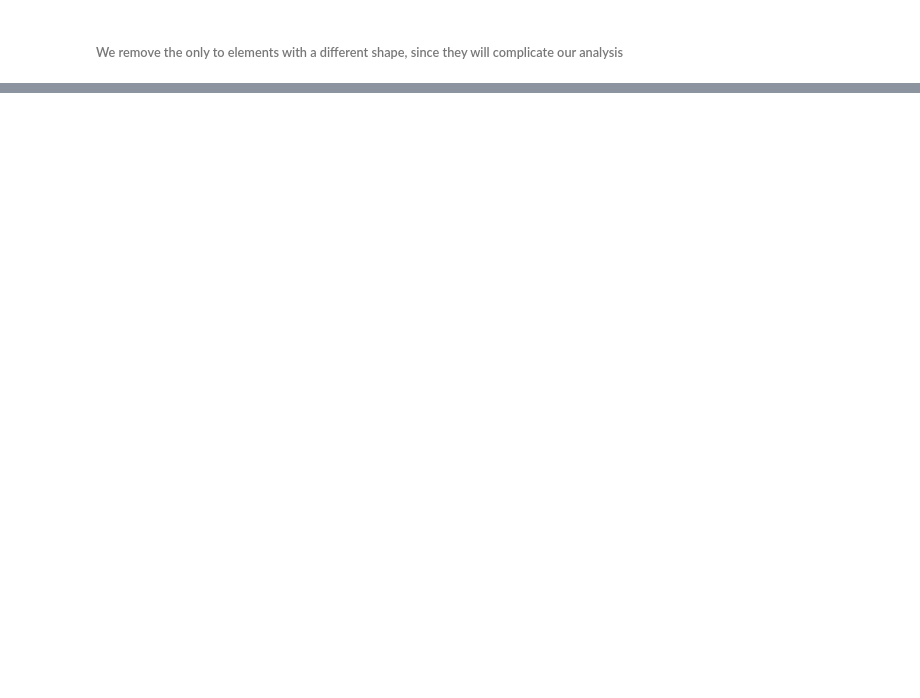
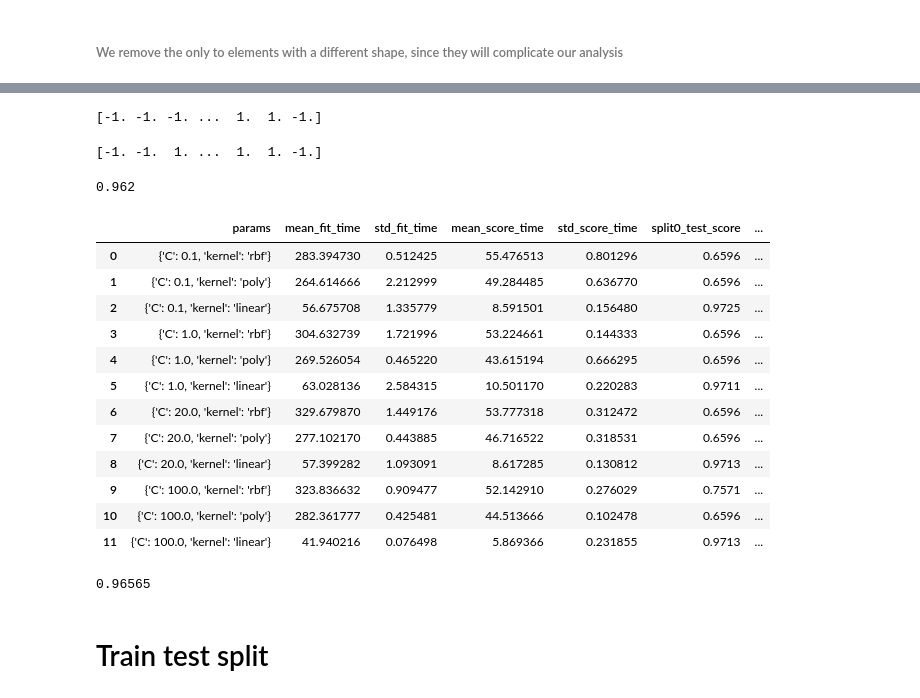
Before and after one commit to giordanoDaloisio/Data-Analysis-project, a Jupyter notebook: Project.ipynb, the cells around one changed output, grey strips where cells are left out. Cells and saved outputs as stored; diff of their text form; code cells hidden in the pictures; blank space fills up the shorter version.

Commit message:
added svm model with different training sets

```diff
--- a/Project.ipynb
+++ b/Project.ipynb
@@ -127,0 +162,6 @@ da_day0
+# %%
+#trainingvalues = [da.from_array(day[0], chunks=5000) for day in trainingset]
+trainingvalues = np.array([day[0] for day in trainingset])
+# %%
+#targetvalues = [da.from_array(day[1], chunks=5000) for day in trainingset]
+targetvalues = np.array([day[1] for day in trainingset])
@@ -127,0 +175,7 @@ da_day0
+# %%
+trainingvalues = np.delete(trainingvalues, 0)
+trainingvalues = np.delete(trainingvalues, 44)
+#trainingvalues.pop(44)
+targetvalues = np.delete(targetvalues, 0)
+targetvalues = np.delete(targetvalues, 44)
+#targetvalues.pop(44)
@@ -127,0 +207,12 @@ da_day0
+# %%
+print(result)
+# %% [output]
+[-1. -1. -1. ...  1.  1. -1.]
+# %%
+print(days[80][1])
+# %% [output]
+[-1. -1.  1. ...  1.  1. -1.]
+# %%
+grid_search.score(days[80][0], days[80][1])
+# %% [output]
+0.962
@@ -127,0 +221,18 @@ da_day0
+# %%
+dataframe = pd.DataFrame(grid_search.cv_results_)
+# %%
+dataframe
+# %% [output]
+|  | params | mean_fit_time | std_fit_time | mean_score_time | std_score_time | split0_test_score | ... |
+| 0 | {'C': 0.1, 'kernel': 'rbf'} | 283.394730 | 0.512425 | 55.476513 | 0.801296 | 0.6596 | ... |
+| 1 | {'C': 0.1, 'kernel': 'poly'} | 264.614666 | 2.212999 | 49.284485 | 0.636770 | 0.6596 | ... |
+| 2 | {'C': 0.1, 'kernel': 'linear'} | 56.675708 | 1.335779 | 8.591501 | 0.156480 | 0.9725 | ... |
+| 3 | {'C': 1.0, 'kernel': 'rbf'} | 304.632739 | 1.721996 | 53.224661 | 0.144333 | 0.6596 | ... |
+| 4 | {'C': 1.0, 'kernel': 'poly'} | 269.526054 | 0.465220 | 43.615194 | 0.666295 | 0.6596 | ... |
+| 5 | {'C': 1.0, 'kernel': 'linear'} | 63.028136 | 2.584315 | 10.501170 | 0.220283 | 0.9711 | ... |
+| 6 | {'C': 20.0, 'kernel': 'rbf'} | 329.679870 | 1.449176 | 53.777318 | 0.312472 | 0.6596 | ... |
+| 7 | {'C': 20.0, 'kernel': 'poly'} | 277.102170 | 0.443885 | 46.716522 | 0.318531 | 0.6596 | ... |
+| 8 | {'C': 20.0, 'kernel': 'linear'} | 57.399282 | 1.093091 | 8.617285 | 0.130812 | 0.9713 | ... |
+| 9 | {'C': 100.0, 'kernel': 'rbf'} | 323.836632 | 0.909477 | 52.142910 | 0.276029 | 0.7571 | ... |
+| 10 | {'C': 100.0, 'kernel': 'poly'} | 282.361777 | 0.425481 | 44.513666 | 0.102478 | 0.6596 | ... |
+| 11 | {'C': 100.0, 'kernel': 'linear'} | 41.940216 | 0.076498 | 5.869366 | 0.231855 | 0.9713 | ... |
@@ -127,0 +245,6 @@ da_day0
+# %%
+grid_search.score(x_test[0], y_test[0])
+# %% [output]
+0.96565
+# %% [markdown]
+# Train test split
```
Also changed, not shown: parts of 65 cells of this notebook.
